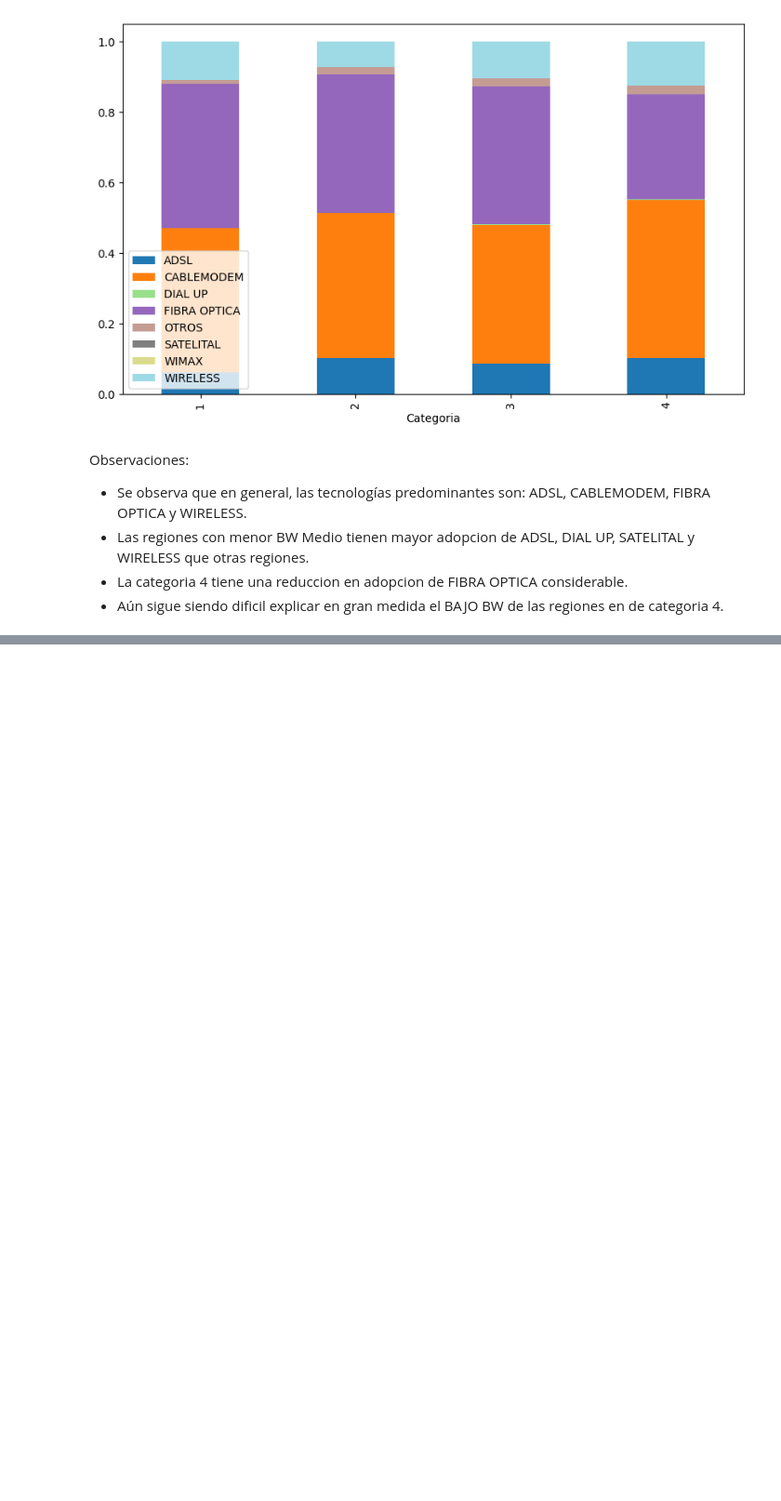
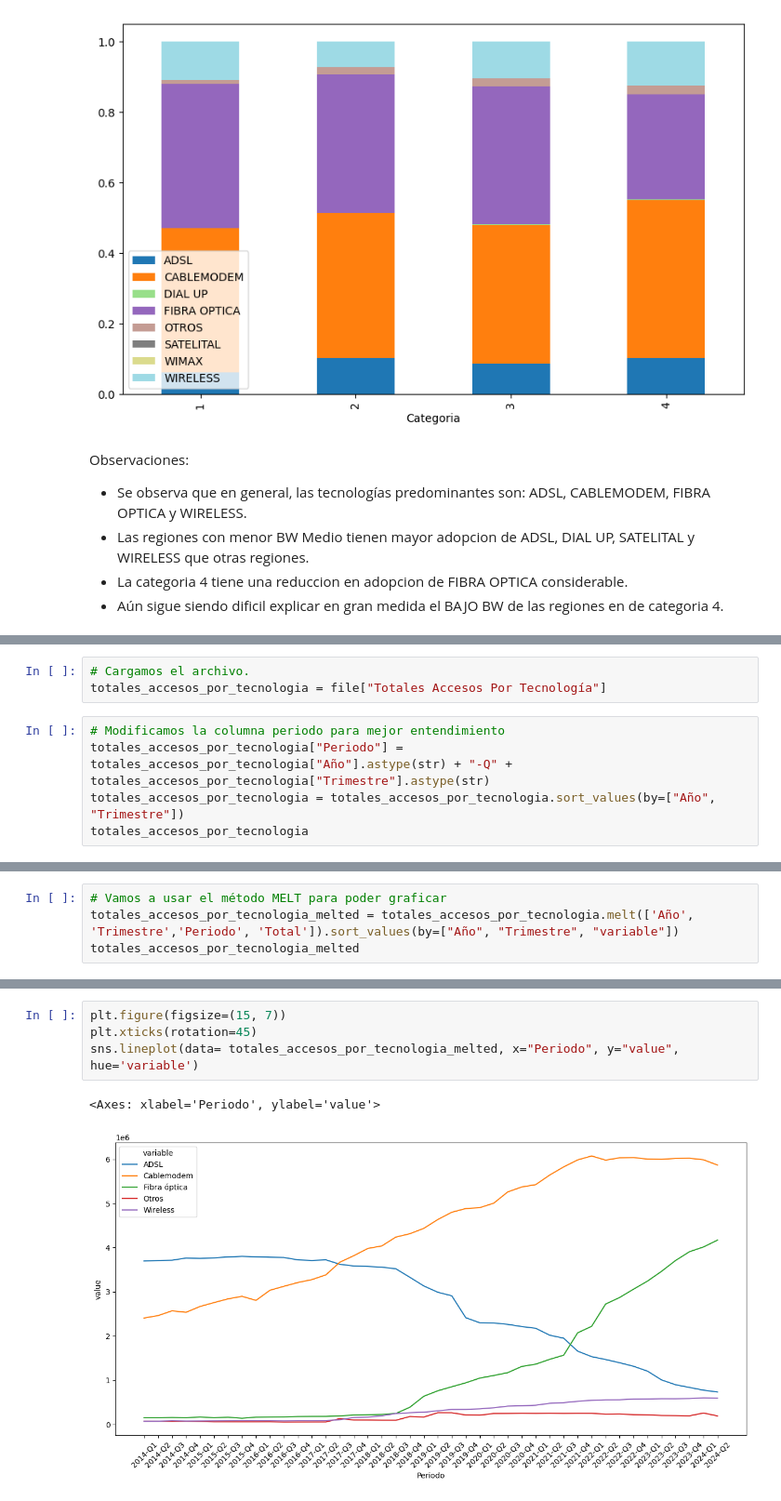
Before and after one commit to SDCaFlo/HenryDataAnalytics, a Jupyter notebook: EDA.ipynb, the cells around one changed output, grey strips where cells are left out. Shown at 93% size. Drawn from its saved outputs; the diff is of its cells as text; blank space fills up the shorter version.

```diff
--- a/EDA.ipynb
+++ b/EDA.ipynb
@@ -1160,0 +1190,8 @@ Observaciones:
+# %%
+# Cargamos el archivo.
+totales_accesos_por_tecnologia = file["Totales Accesos Por Tecnología"]
+# %%
+# Modificamos la columna periodo para mejor entendimiento
+totales_accesos_por_tecnologia["Periodo"] = totales_accesos_por_tecnologia["Año"].astype(str) + "-Q" + totales_accesos_por_tecnologia["Trimestre"].astype(str)
+totales_accesos_por_tecnologia = totales_accesos_por_tecnologia.sort_values(by=["Año", "Trimestre"])
+totales_accesos_por_tecnologia
@@ -1160,0 +1216,4 @@ Observaciones:
+# %%
+# Vamos a usar el método MELT para poder graficar
+totales_accesos_por_tecnologia_melted = totales_accesos_por_tecnologia.melt(['Año', 'Trimestre','Periodo', 'Total']).sort_values(by=["Año", "Trimestre", "variable"])
+totales_accesos_por_tecnologia_melted
@@ -1160,0 +1234,7 @@ Observaciones:
+# %%
+plt.figure(figsize=(15, 7))
+plt.xticks(rotation=45)
+sns.lineplot(data= totales_accesos_por_tecnologia_melted, x="Periodo", y="value", hue='variable')
+# %% [output]
+<Axes: xlabel='Periodo', ylabel='value'>
+[figure, added]
```
Also changed, not shown: parts of 44 cells of this notebook, 3 other files.
